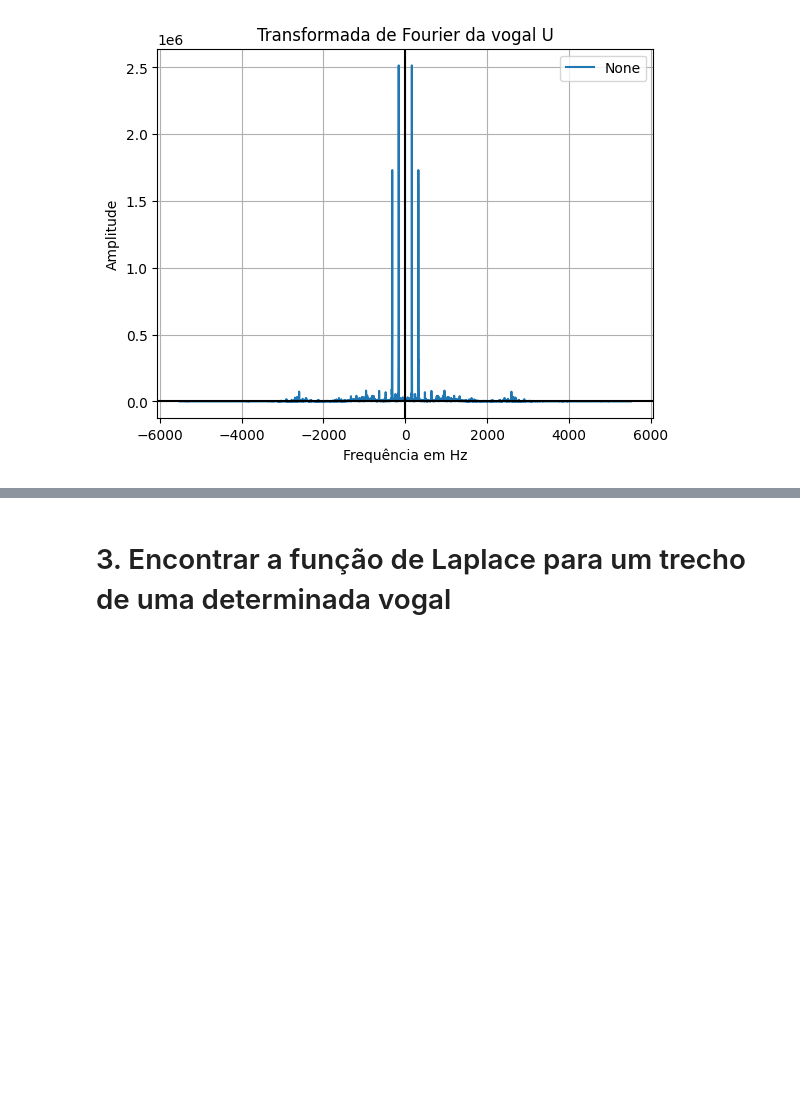
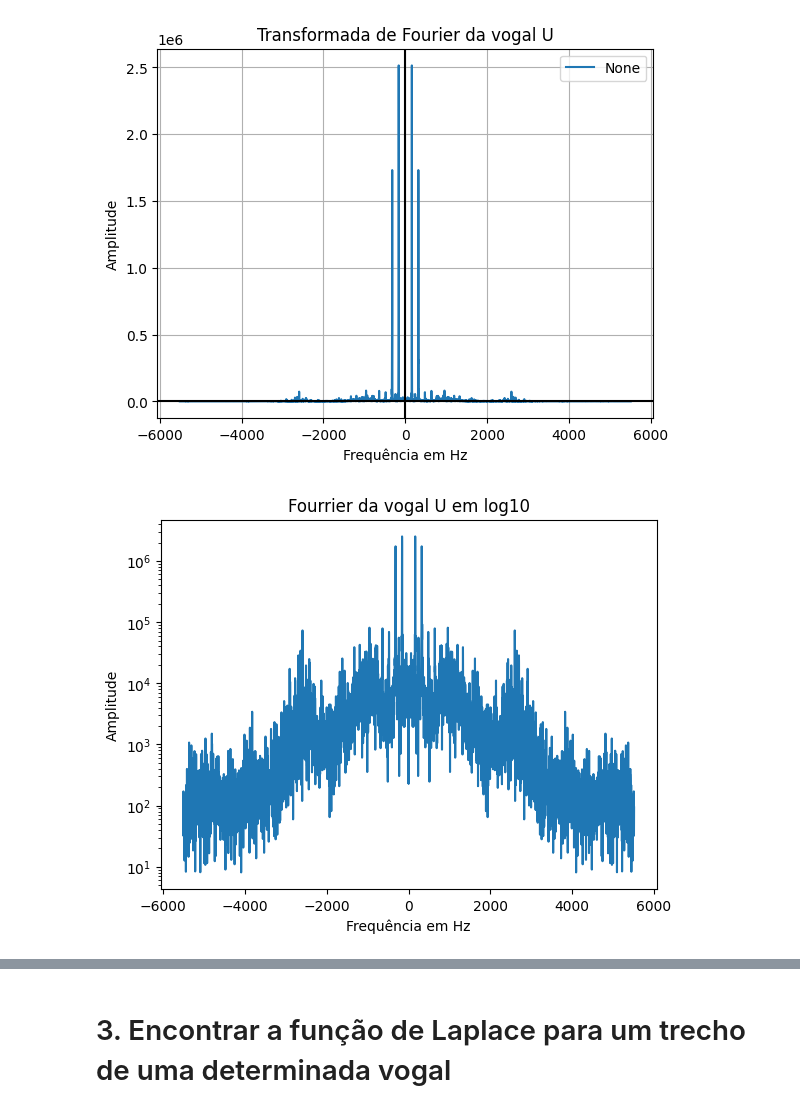
Before and after one commit to Rubiozito/Sistemas-e-Sinais, a Jupyter notebook: Trabalho_Final_sinais/Tfinal_sinais.ipynb, the cells around one changed output, grey strips where cells are left out. Saved outputs shown, nothing was run; the diff lists cells and outputs as text; code cells hidden in the pictures; blank space fills up the shorter version.

```diff
--- a/Trabalho_Final_sinais/Tfinal_sinais.ipynb
+++ b/Trabalho_Final_sinais/Tfinal_sinais.ipynb
@@ -138,7 +179,7 @@ Pico da vogal:  3773
 # %%
 #Vogal U
 fs_u, Vg_u = wav.read('2 - Fourier_Vogais_u.wav')
-Nu, T1u, Tvgu, Pico_u, Ttot_u = extrai_vogal(fs_u, Vg_u)
-plotar_grafico(Tvgu, Vg_u, 'Sinal de áudio da volgal U', label_x='Tempo em segundos', label_y='Amplitude')
+Nu, T1u, Tu, Pico_u, Ttot_u = extrai_vogal(fs_u, Vg_u)
+plotar_grafico(Tu, Vg_u, 'Sinal de áudio da volgal U', label_x='Tempo em segundos', label_y='Amplitude')
 Audio(Vg_u, rate=fs_u)
 # %% [output]
@@ -242,3 +306,12 @@ plotar_grafico(frequencia_u, Fourier_u, 'Transformada de Fourier da vogal U', la
 Frequência fundamental da vogal U:  3300 Hz
 <module 'matplotlib.pyplot' from 'c:\\Users\\rafae\\AppData\\Local\\Programs\\Python\\Python310\\lib\\site-packages\\matplotlib\\pyplot.py'>
 [figure]
+# %%
+# Em log10
+plt.plot(frequencia_u, np.abs(np.abs(Fourier_u)))
+plt.title('Fourrier da vogal U em log10')
+plt.xlabel('Frequência em Hz')
+plt.ylabel('Amplitude')
+plt.yscale('log')
+# %% [output]
+[figure, added]
```
Also changed, not shown: parts of 33 cells of this notebook.
